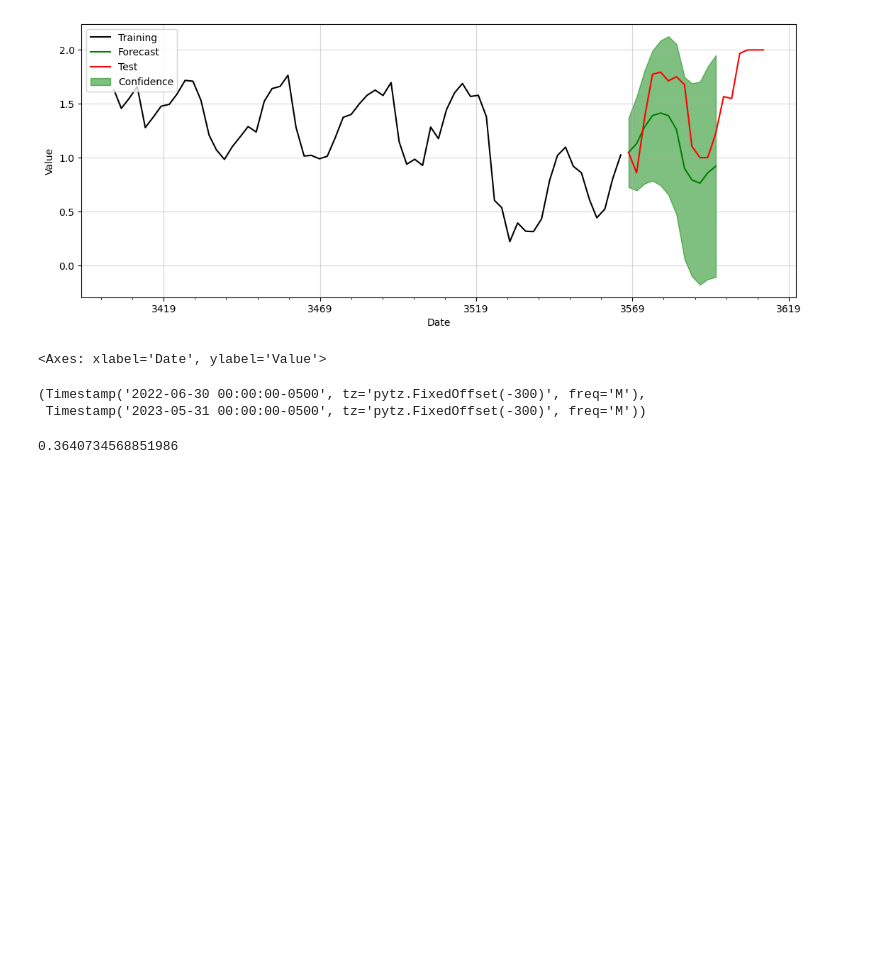
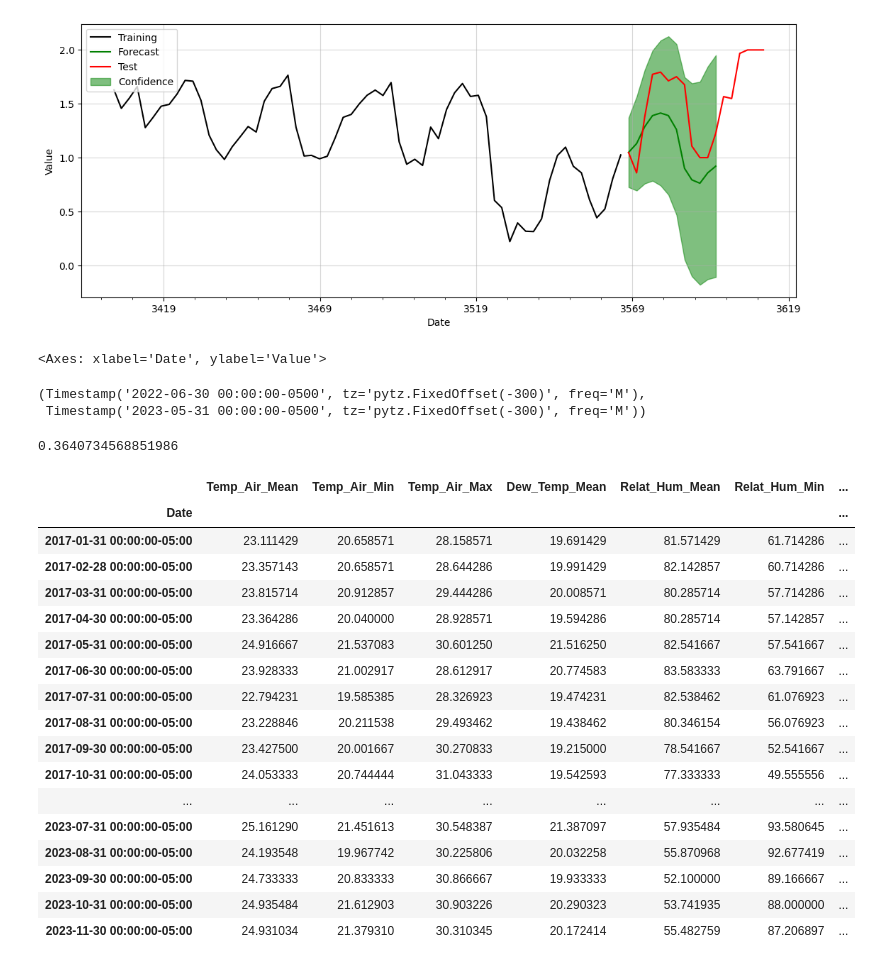
Before and after one commit to 71walceli/71walceli-UAE_Tesis_CCMangos_PredictiveModel, a Jupyter notebook: Notebooks/2_DataAnalysis.ipynb, the cells around one changed output. Cells and saved outputs as stored; diff of their text form; code cells hidden in the pictures; blank space fills up the shorter version.

```diff
--- a/Notebooks/2_DataAnalysis.ipynb
+++ b/Notebooks/2_DataAnalysis.ipynb
@@ -486,0 +489,24 @@ measure_rmse(test, predictions)
+# %%
+def display_full(target):
+    return HTML(target.to_html())
+# %%
+display_full(datos_clima.resample("M").mean())
+# %% [output]
+|  | Temp_Air_Mean | Temp_Air_Min | Temp_Air_Max | Dew_Temp_Mean | Relat_Hum_Mean | Relat_Hum_Min | ... |
+| Date |  |  |  |  |  |  | ... |
+| 2017-01-31 00:00:00-05:00 | 23.111429 | 20.658571 | 28.158571 | 19.691429 | 81.571429 | 61.714286 | ... |
+| 2017-02-28 00:00:00-05:00 | 23.357143 | 20.658571 | 28.644286 | 19.991429 | 82.142857 | 60.714286 | ... |
+| 2017-03-31 00:00:00-05:00 | 23.815714 | 20.912857 | 29.444286 | 20.008571 | 80.285714 | 57.714286 | ... |
+| 2017-04-30 00:00:00-05:00 | 23.364286 | 20.040000 | 28.928571 | 19.594286 | 80.285714 | 57.142857 | ... |
+| 2017-05-31 00:00:00-05:00 | 24.916667 | 21.537083 | 30.601250 | 21.516250 | 82.541667 | 57.541667 | ... |
+| 2017-06-30 00:00:00-05:00 | 23.928333 | 21.002917 | 28.612917 | 20.774583 | 83.583333 | 63.791667 | ... |
+| 2017-07-31 00:00:00-05:00 | 22.794231 | 19.585385 | 28.326923 | 19.474231 | 82.538462 | 61.076923 | ... |
+| 2017-08-31 00:00:00-05:00 | 23.228846 | 20.211538 | 29.493462 | 19.438462 | 80.346154 | 56.076923 | ... |
+| 2017-09-30 00:00:00-05:00 | 23.427500 | 20.001667 | 30.270833 | 19.215000 | 78.541667 | 52.541667 | ... |
+| 2017-10-31 00:00:00-05:00 | 24.053333 | 20.744444 | 31.043333 | 19.542593 | 77.333333 | 49.555556 | ... |
+| ... | ... | ... | ... | ... | ... | ... | ... |
+| 2023-07-31 00:00:00-05:00 | 25.161290 | 21.451613 | 30.548387 | 21.387097 | 57.935484 | 93.580645 | ... |
+| 2023-08-31 00:00:00-05:00 | 24.193548 | 19.967742 | 30.225806 | 20.032258 | 55.870968 | 92.677419 | ... |
+| 2023-09-30 00:00:00-05:00 | 24.733333 | 20.833333 | 30.866667 | 19.933333 | 52.100000 | 89.166667 | ... |
+| 2023-10-31 00:00:00-05:00 | 24.935484 | 21.612903 | 30.903226 | 20.290323 | 53.741935 | 88.000000 | ... |
+| 2023-11-30 00:00:00-05:00 | 24.931034 | 21.379310 | 30.310345 | 20.172414 | 55.482759 | 87.206897 | ... |
```
Also changed, not shown: parts of 1 cell of this notebook.
